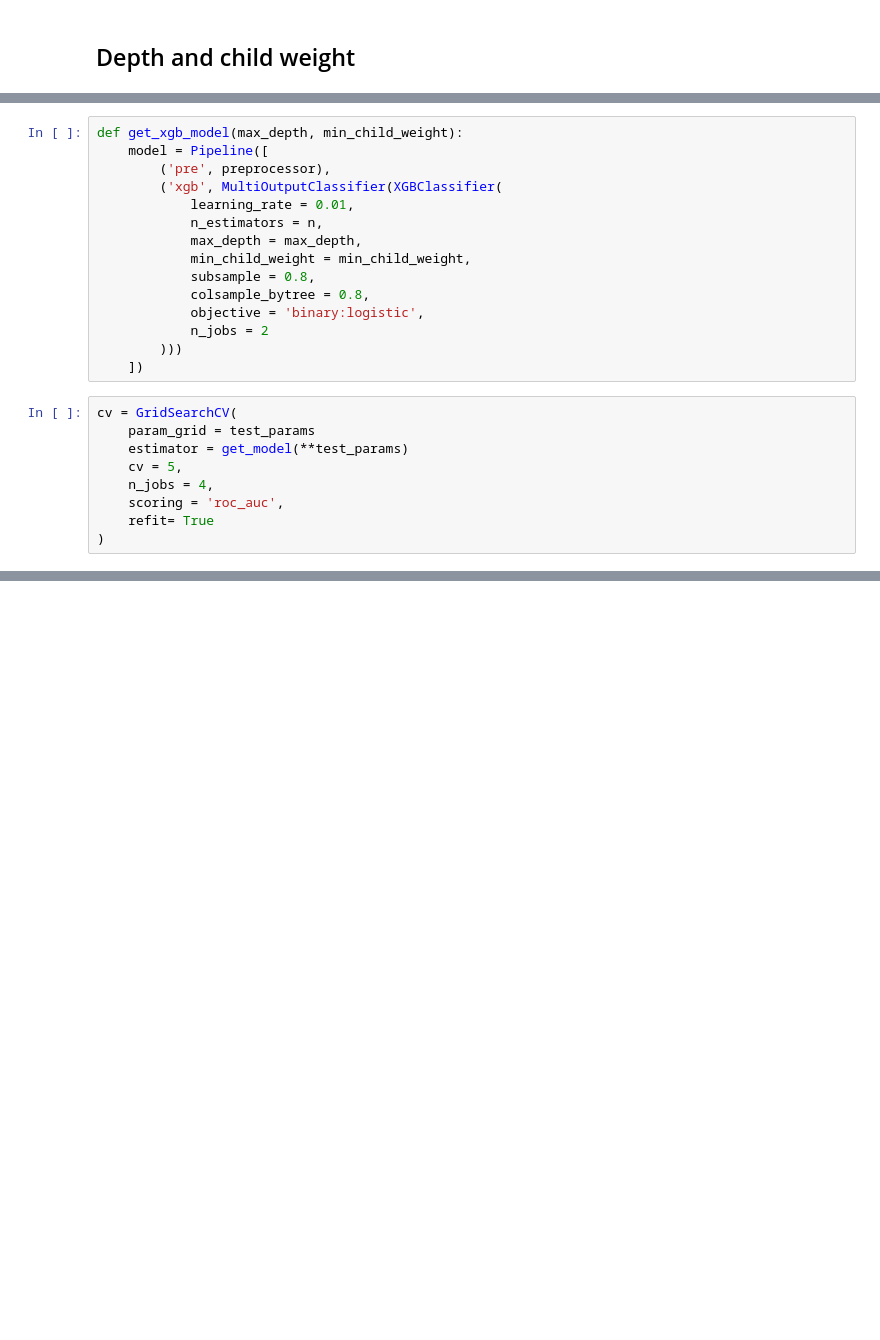
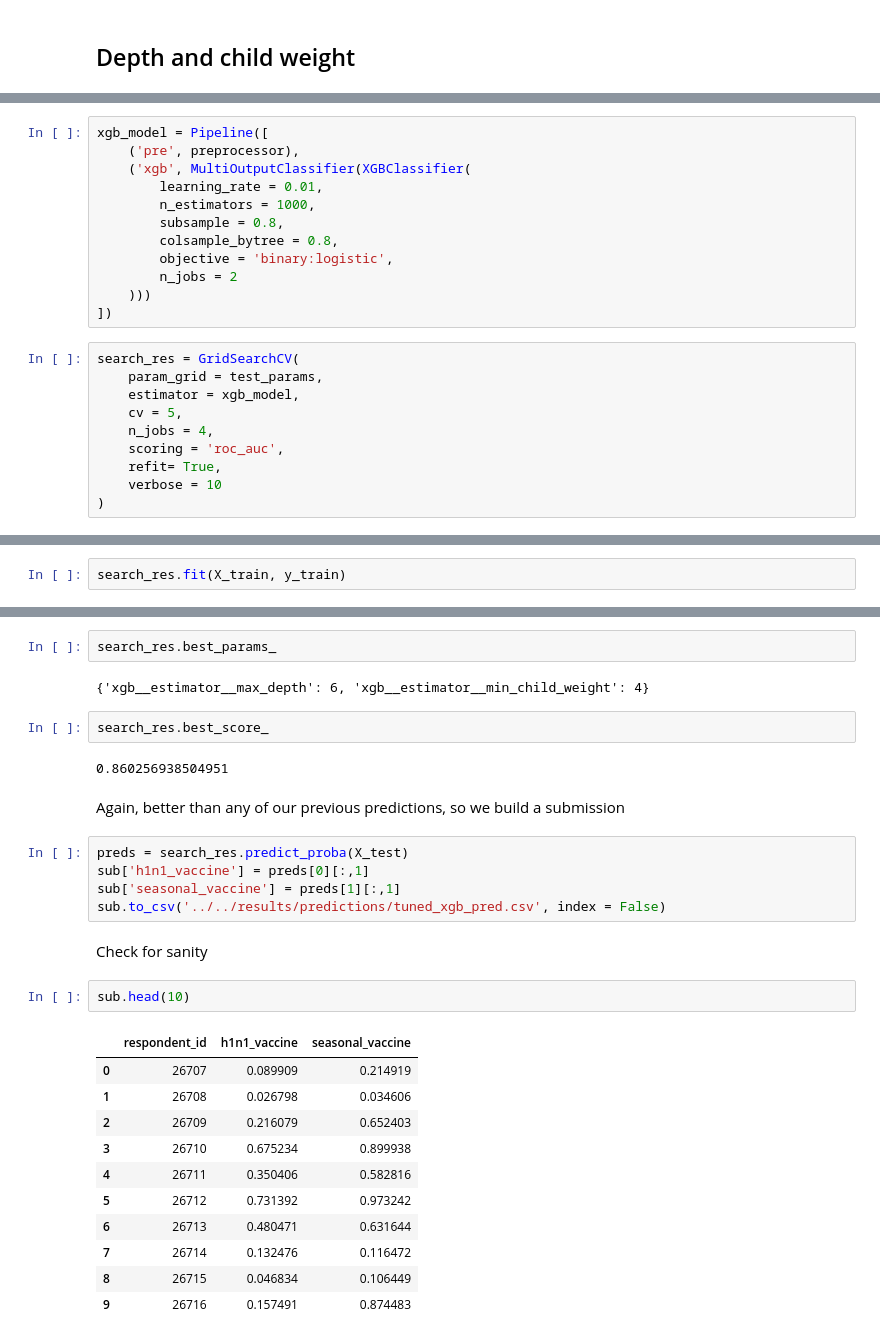
Before and after one commit to Jswig/drivendata-flu-learning, a Jupyter notebook: src/notebooks/apoirel-models-03.ipynb, the cells around one changed output, grey strips where cells are left out. Drawn from its saved outputs; the diff is of its cells as text; blank space fills up the shorter version.

```diff
--- a/src/notebooks/apoirel-models-03.ipynb
+++ b/src/notebooks/apoirel-models-03.ipynb
@@ -162,24 +162,22 @@ test_params = {'xgb': {
 # %%
-def get_xgb_model(max_depth, min_child_weight):
-    model = Pipeline([
-        ('pre', preprocessor),
-        ('xgb', MultiOutputClassifier(XGBClassifier(
-            learning_rate = 0.01,
-            n_estimators = n,
-            max_depth = max_depth,
-            min_child_weight = min_child_weight,
-            subsample = 0.8,
-            colsample_bytree = 0.8,
-            objective = 'binary:logistic',
-            n_jobs = 2
-        )))
-    ])
+xgb_model = Pipeline([
+    ('pre', preprocessor),
+    ('xgb', MultiOutputClassifier(XGBClassifier(
+        learning_rate = 0.01,
+        n_estimators = 1000,
+        subsample = 0.8,
+        colsample_bytree = 0.8,
+        objective = 'binary:logistic',
+        n_jobs = 2
+    )))
+])
 # %%
-cv = GridSearchCV(
-    param_grid = test_params
-    estimator = get_model(**test_params)
+search_res = GridSearchCV(
+    param_grid = test_params,
+    estimator = xgb_model,
     cv = 5,
     n_jobs = 4,
     scoring = 'roc_auc',
-    refit= True
+    refit= True,
+    verbose = 10
 )
@@ -205,0 +184,2 @@ Subclasses:
+# %%
+search_res.fit(X_train, y_train)
@@ -205,0 +215,31 @@ Subclasses:
+# %%
+search_res.best_params_
+# %% [output]
+{'xgb__estimator__max_depth': 6, 'xgb__estimator__min_child_weight': 4}
+# %%
+search_res.best_score_
+# %% [output]
+0.860256938504951
+# %% [markdown]
+Again, better than any of our previous predictions, so we build a submission
+# %%
+preds = search_res.predict_proba(X_test)
+sub['h1n1_vaccine'] = preds[0][:,1]
+sub['seasonal_vaccine'] = preds[1][:,1]
+sub.to_csv('../../results/predictions/tuned_xgb_pred.csv', index = False)
+# %% [markdown]
+Check for sanity
+# %%
+sub.head(10)
+# %% [output]
+|  | respondent_id | h1n1_vaccine | seasonal_vaccine |
+| 0 | 26707 | 0.089909 | 0.214919 |
+| 1 | 26708 | 0.026798 | 0.034606 |
+| 2 | 26709 | 0.216079 | 0.652403 |
+| 3 | 26710 | 0.675234 | 0.899938 |
+| 4 | 26711 | 0.350406 | 0.582816 |
+| 5 | 26712 | 0.731392 | 0.973242 |
+| 6 | 26713 | 0.480471 | 0.631644 |
+| 7 | 26714 | 0.132476 | 0.116472 |
+| 8 | 26715 | 0.046834 | 0.106449 |
+| 9 | 26716 | 0.157491 | 0.874483 |
```
Also changed, not shown: parts of 4 cells of this notebook.
